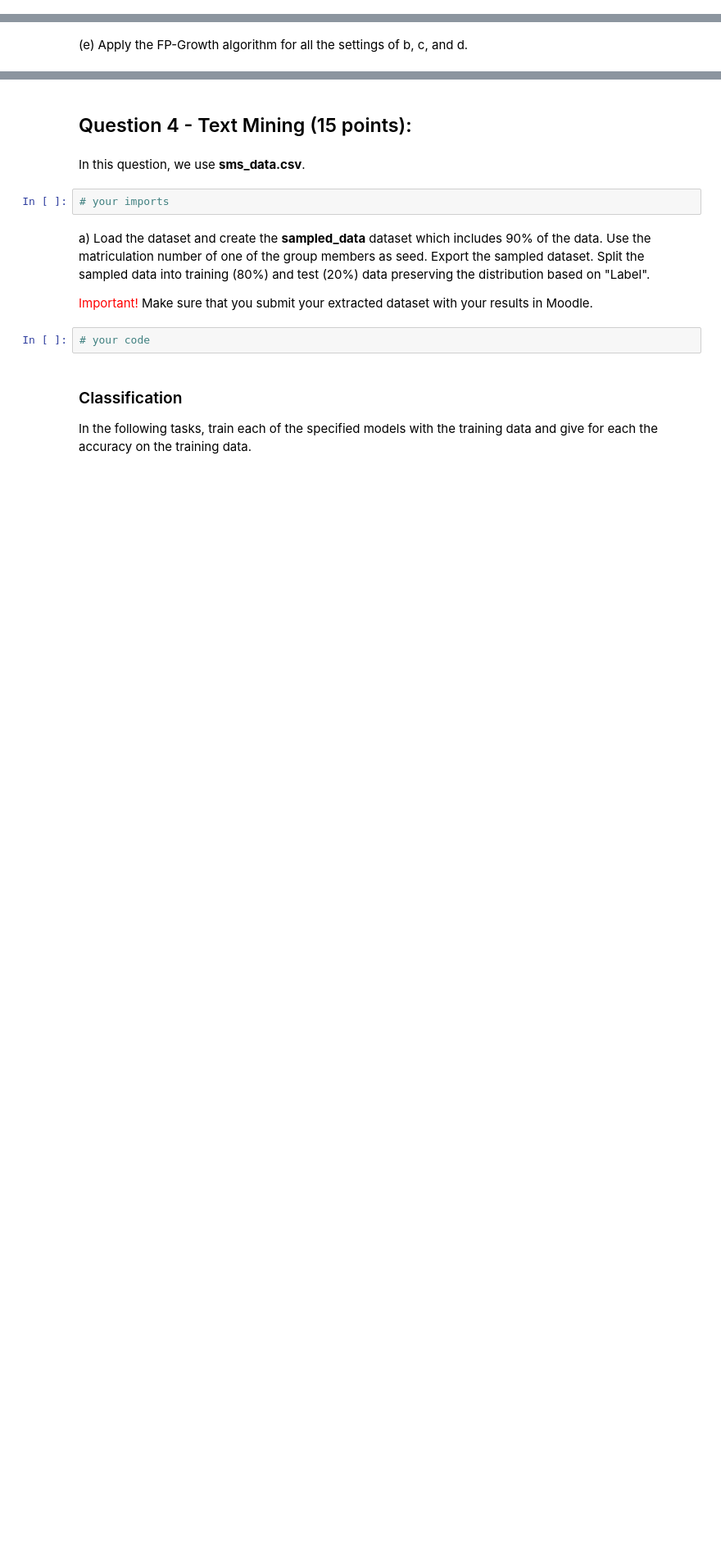
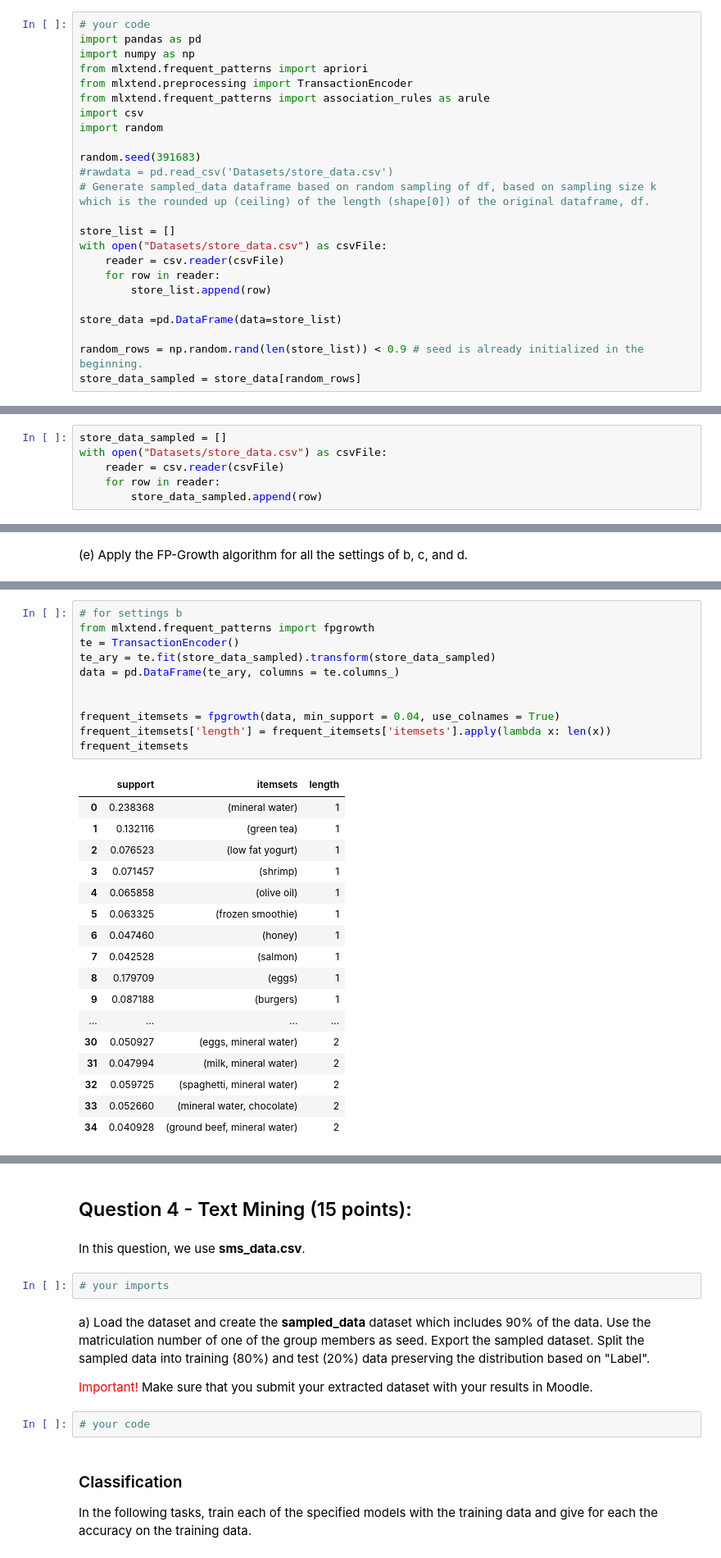
Before and after one commit to JohnGim/ids, a Jupyter notebook: a2/IDS_Assignment_2.ipynb, the cells around one changed output, grey strips where cells are left out. Shown at 82% size. Cells and saved outputs as stored; diff of their text form; blank space fills up the shorter version.

```diff
--- a/a2/IDS_Assignment_2.ipynb
+++ b/a2/IDS_Assignment_2.ipynb
@@ -455,0 +454,24 @@ Explanation:
+# %%
+# your code
+import pandas as pd
+import numpy as np
+from mlxtend.frequent_patterns import apriori
+from mlxtend.preprocessing import TransactionEncoder
+from mlxtend.frequent_patterns import association_rules as arule
+import csv
+import random
+
+random.seed(391683)
+#rawdata = pd.read_csv('Datasets/store_data.csv')
+# Generate sampled_data dataframe based on random sampling of df, based on sampling size k which is the rounded up (ceiling) of the length (shape[0]) of the original dataframe, df.
+
+store_list = []
+with open("Datasets/store_data.csv") as csvFile:
+    reader = csv.reader(csvFile)
+    for row in reader:
+        store_list.append(row)
+
+store_data =pd.DataFrame(data=store_list)
+
+random_rows = np.random.rand(len(store_list)) < 0.9 # seed is already initialized in the beginning.
+store_data_sampled = store_data[random_rows]
@@ -459,0 +482,6 @@ Explanation:
+# %%
+store_data_sampled = []
+with open("Datasets/store_data.csv") as csvFile:
+    reader = csv.reader(csvFile)
+    for row in reader:
+        store_data_sampled.append(row)
@@ -473,0 +547,29 @@ Explanation:
+# %%
+# for settings b
+from mlxtend.frequent_patterns import fpgrowth
+te = TransactionEncoder()
+te_ary = te.fit(store_data_sampled).transform(store_data_sampled)
+data = pd.DataFrame(te_ary, columns = te.columns_)
+
+
+frequent_itemsets = fpgrowth(data, min_support = 0.04, use_colnames = True)
+frequent_itemsets['length'] = frequent_itemsets['itemsets'].apply(lambda x: len(x))
+frequent_itemsets
+# %% [output]
+|  | support | itemsets | length |
+| 0 | 0.238368 | (mineral water) | 1 |
+| 1 | 0.132116 | (green tea) | 1 |
+| 2 | 0.076523 | (low fat yogurt) | 1 |
+| 3 | 0.071457 | (shrimp) | 1 |
+| 4 | 0.065858 | (olive oil) | 1 |
+| 5 | 0.063325 | (frozen smoothie) | 1 |
+| 6 | 0.047460 | (honey) | 1 |
+| 7 | 0.042528 | (salmon) | 1 |
+| 8 | 0.179709 | (eggs) | 1 |
+| 9 | 0.087188 | (burgers) | 1 |
+| ... | ... | ... | ... |
+| 30 | 0.050927 | (eggs, mineral water) | 2 |
+| 31 | 0.047994 | (milk, mineral water) | 2 |
+| 32 | 0.059725 | (spaghetti, mineral water) | 2 |
+| 33 | 0.052660 | (mineral water, chocolate) | 2 |
+| 34 | 0.040928 | (ground beef, mineral water) | 2 |
```
Also changed, not shown: parts of 13 cells of this notebook.
